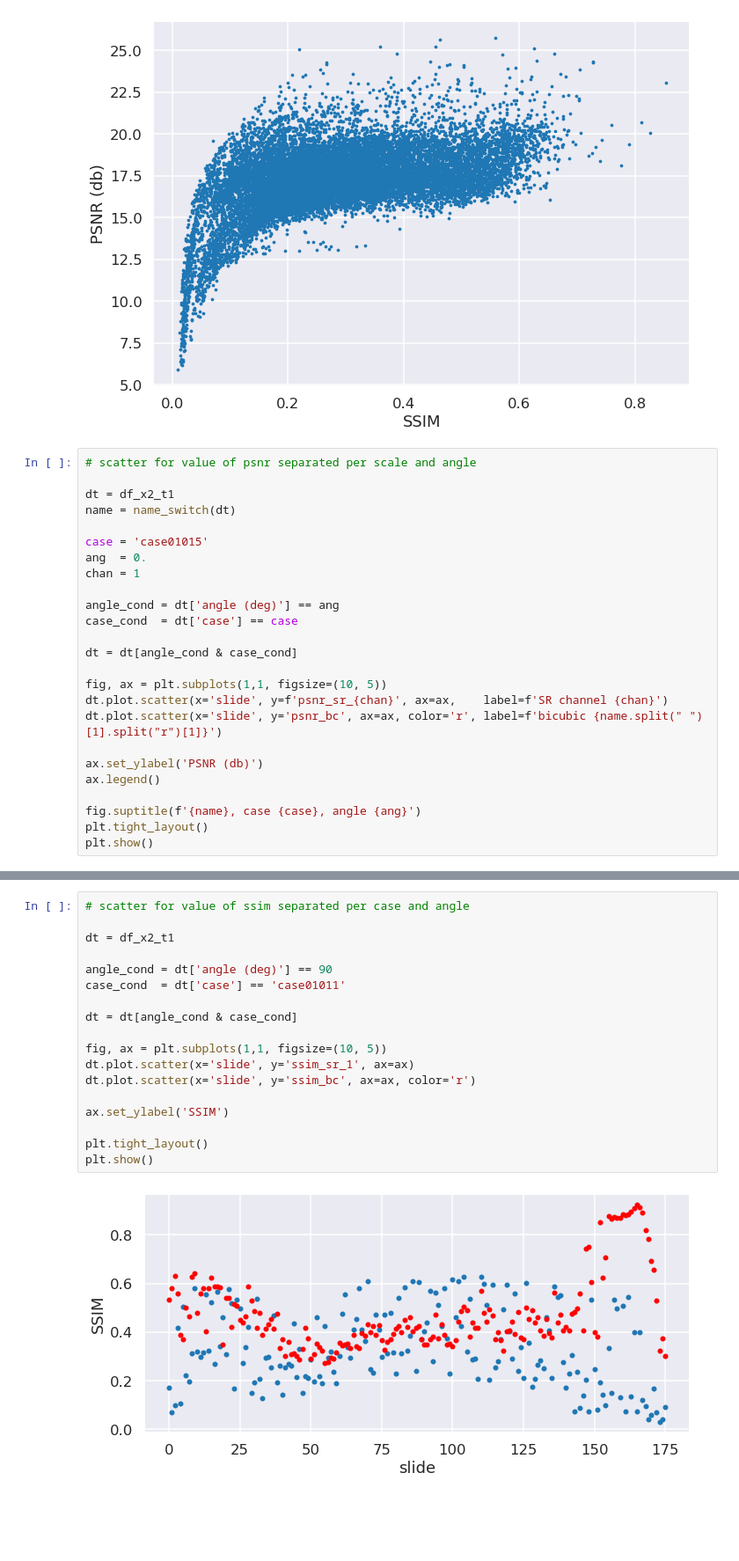
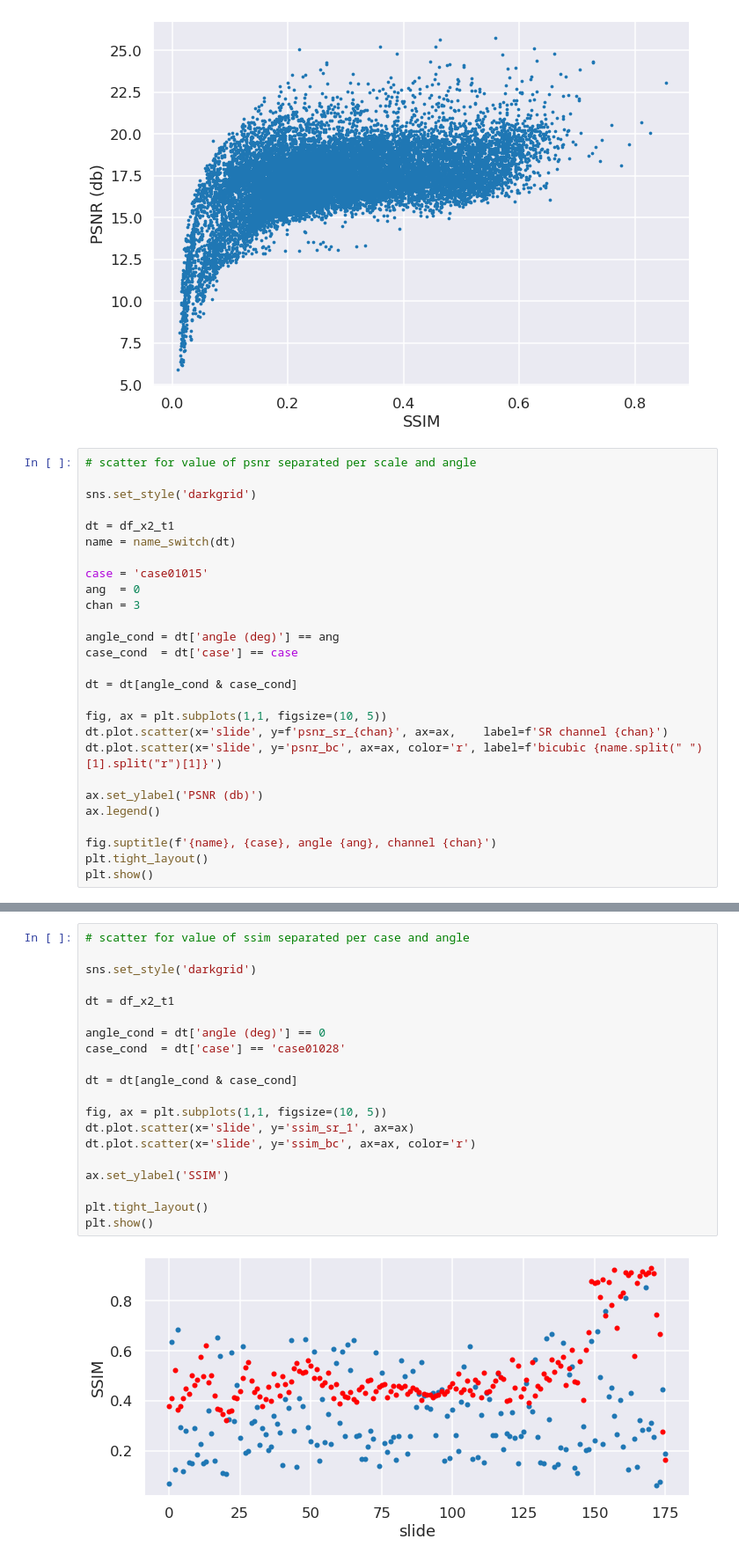
Before and after one commit to Mat092/MasterThesis, a Jupyter notebook: script/plot_psnr_ssim.ipynb, the cells around one changed output, grey strips where cells are left out. Shown at 88% size. Saved outputs shown, nothing was run; the diff lists cells and outputs as text; blank space fills up the shorter version.

```diff
--- a/script/plot_psnr_ssim.ipynb
+++ b/script/plot_psnr_ssim.ipynb
@@ -167,13 +223,15 @@ plt.show()
 [figure]
 # %%
 # scatter for value of psnr separated per scale and angle
+
+sns.set_style('darkgrid')
 
 dt = df_x2_t1
 name = name_switch(dt)
 
 case = 'case01015'
-ang  = 0.
-chan = 1
+ang  = 0
+chan = 3
 
 angle_cond = dt['angle (deg)'] == ang
 case_cond  = dt['case'] == case
@@ -187,7 +245,7 @@ dt.plot.scatter(x='slide', y='psnr_bc', ax=ax, color='r', label=f'bicubic {name.
 ax.set_ylabel('PSNR (db)')
 ax.legend()
 
-fig.suptitle(f'{name}, case {case}, angle {ang}')
+fig.suptitle(f'{name}, {case}, angle {ang}, channel {chan}')
 plt.tight_layout()
 plt.show()
 # %% [output]
@@ -195,23 +253,25 @@ plt.show()
 # %%
 # scatter for value of ssim separated per case and angle
 
+sns.set_style('darkgrid')
+
 dt = df_x2_t1
 
-angle_cond = dt['angle (deg)'] == 90
-case_cond  = dt['case'] == 'case01011'
+angle_cond = dt['angle (deg)'] == 0
+case_cond  = dt['case'] == 'case01028'
 
 dt = dt[angle_cond & case_cond]
 
 fig, ax = plt.subplots(1,1, figsize=(10, 5))
 dt.plot.scatter(x='slide', y='ssim_sr_1', ax=ax)
 dt.plot.scatter(x='slide', y='ssim_bc', ax=ax, color='r')
 
 ax.set_ylabel('SSIM')
 
 plt.tight_layout()
 plt.show()
 # %% [output]
-[figure, old version]
+[figure, new version]
 # %%
 # plot of mean psnr and ssim as function of angle
 
```
Also changed, not shown: parts of 11 cells of this notebook, 5 other files.
